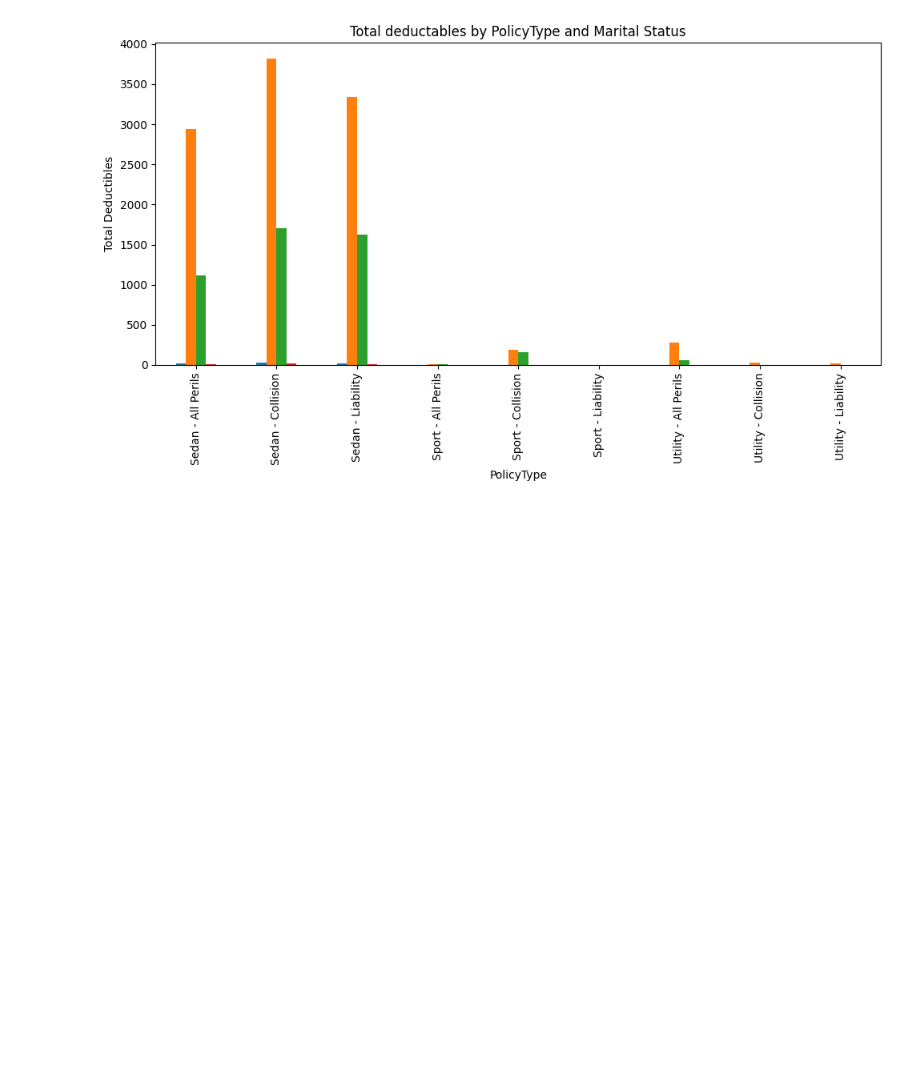
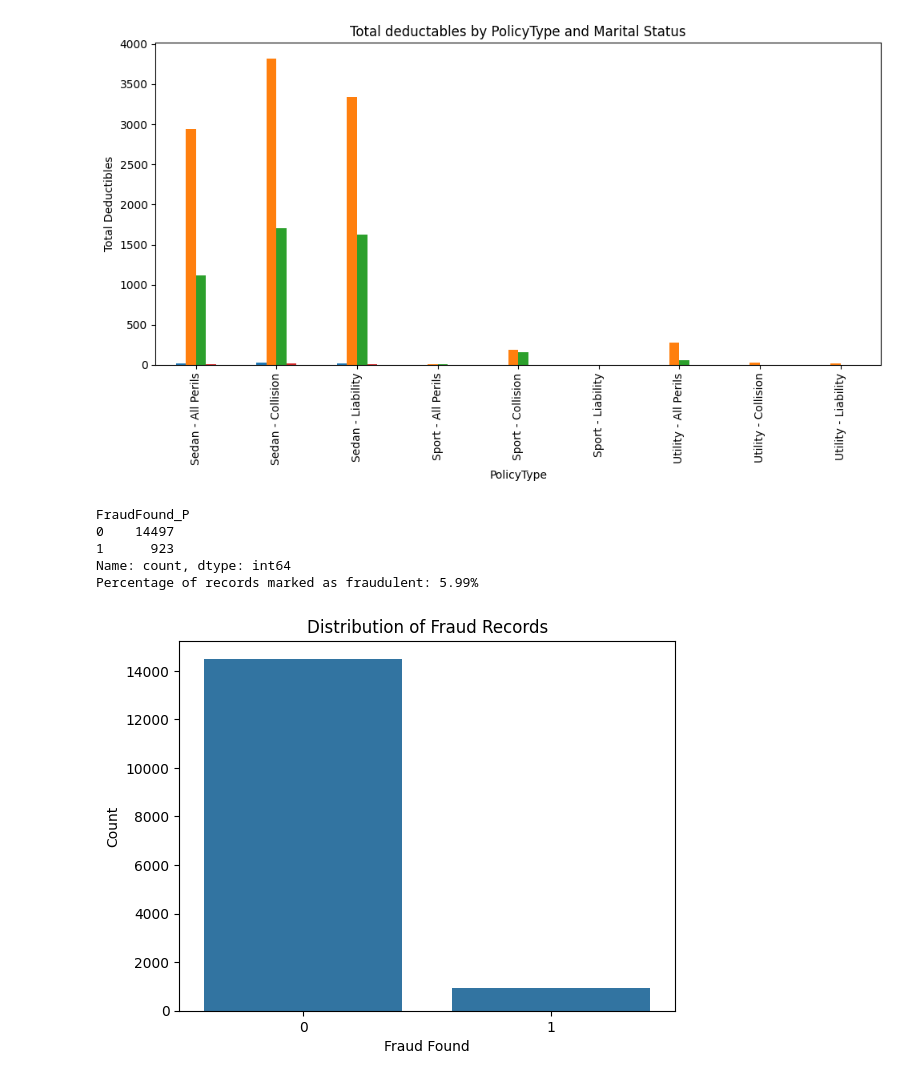
Before and after one commit to Zokah123/Fraud-detection-of-an-insurance-dataset-info, a Jupyter notebook: Untitled0.ipynb, the cells around one changed output. Saved outputs shown, nothing was run; the diff lists cells and outputs as text; code cells hidden in the pictures; blank space fills up the shorter version.

```diff
--- a/Untitled0.ipynb
+++ b/Untitled0.ipynb
@@ -230,3 +230,27 @@ plt.tight_layout()
 plt.show()
 # %% [output]
 [figure]
+# %%
+#Indicates whether fraud was found.
+print(df["FraudFound_P"].value_counts())
+
+
+#Calculating the percentage of records marked as fraudulent.
+fraud_counts = df["FraudFound_P"].value_counts()
+total_records = fraud_counts.sum()
+fraud_percentage = (fraud_counts[1] / total_records) * 100
+print(f"Percentage of records marked as fraudulent: {fraud_percentage:.2f}%")
+
+#Visualising the result.
+sns.countplot(data=df, x="FraudFound_P")
+plt.title("Distribution of Fraud Records")
+plt.xlabel("Fraud Found")
+plt.ylabel("Count")
+plt.show()
+# %% [output]
+FraudFound_P
+0    14497
+1      923
+Name: count, dtype: int64
+Percentage of records marked as fraudulent: 5.99%
+[figure, added]
```
Also changed, not shown: parts of 5 cells of this notebook.
